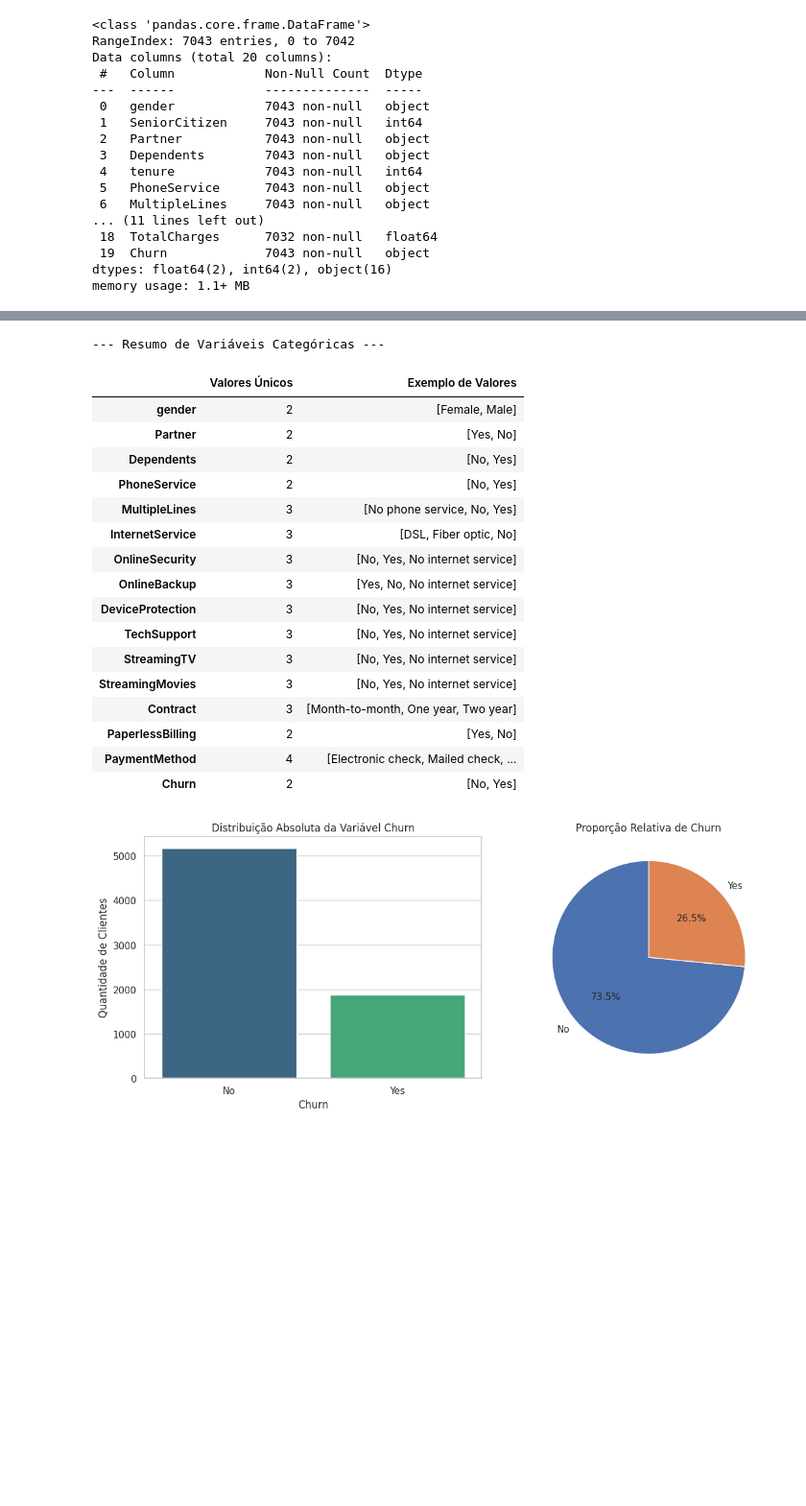
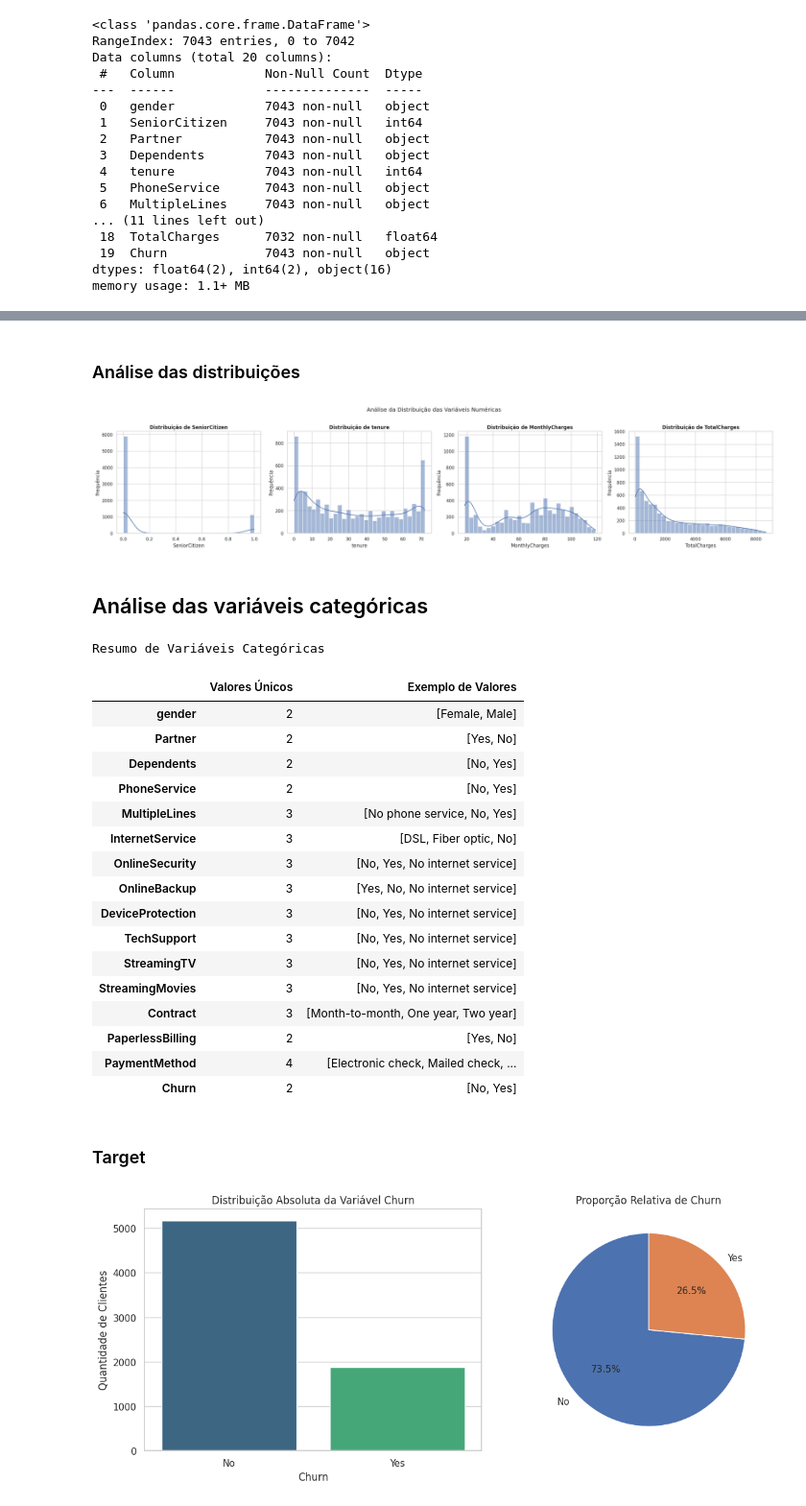
Before and after one commit to giovanna-bardi12/IF702-Previsao-de-churn, a Jupyter notebook: src/eda.ipynb, the cells around one changed output, grey strips where cells are left out. Shown at 96% size. Saved outputs shown, nothing was run; the diff lists cells and outputs as text; code cells hidden in the pictures; blank space fills up the shorter version.

```diff
--- a/src/eda.ipynb
+++ b/src/eda.ipynb
@@ -81,3 +166,27 @@ df[num_cols].describe().T[['count', 'mean', 'std', 'min', '25%', '50%', '75%', '
+# %% [markdown]
+### Análise das distribuições
+# %%
+# Seleciona as variáveis numéricas contínuas
+num_cols = [col for col in df.select_dtypes(include=[np.number]).columns ]
+
+fig, axes = plt.subplots(1, len(num_cols), figsize=(6 * len(num_cols), 5))
+
+if len(num_cols) == 1:
+    axes = [axes]
+
+for i, col in enumerate(num_cols):
+    sns.histplot(data=df, x=col, kde=True, ax=axes[i], color="#4C72B0", bins=30)
+    axes[i].set_title(f"Distribuição de {col}", fontsize=12, fontweight="bold")
+    axes[i].set_xlabel(col)
+    axes[i].set_ylabel("Frequência")
+
+plt.suptitle("Análise da Distribuição das Variáveis Numéricas", fontsize=14, y=1.02)
+plt.tight_layout()
+plt.show()
+# %% [output]
+[figure, added]
+# %% [markdown]
+## Análise das variáveis categóricas
 # %%
 cat_cols = df.select_dtypes(include=['object']).columns
 
@@ -86,10 +195,10 @@ cat_summary = pd.DataFrame({
     'Exemplo de Valores': [df[col].unique()[:3].tolist() for col in cat_cols]
 })
 
-print("--- Resumo de Variáveis Categóricas ---")
+print("Resumo de Variáveis Categóricas")
 display(cat_summary)
 # %% [output]
---- Resumo de Variáveis Categóricas ---
+Resumo de Variáveis Categóricas
 |  | Valores Únicos | Exemplo de Valores |
 | gender | 2 | [Female, Male] |
 | Partner | 2 | [Yes, No] |
@@ -107,6 +216,8 @@ display(cat_summary)
 | PaperlessBilling | 2 | [Yes, No] |
 | PaymentMethod | 4 | [Electronic check, Mailed check, ... |
 | Churn | 2 | [No, Yes] |
+# %% [markdown]
+### Target
 # %%
 target_col = "Churn"
 
```
Also changed, not shown: parts of 14 cells of this notebook.
